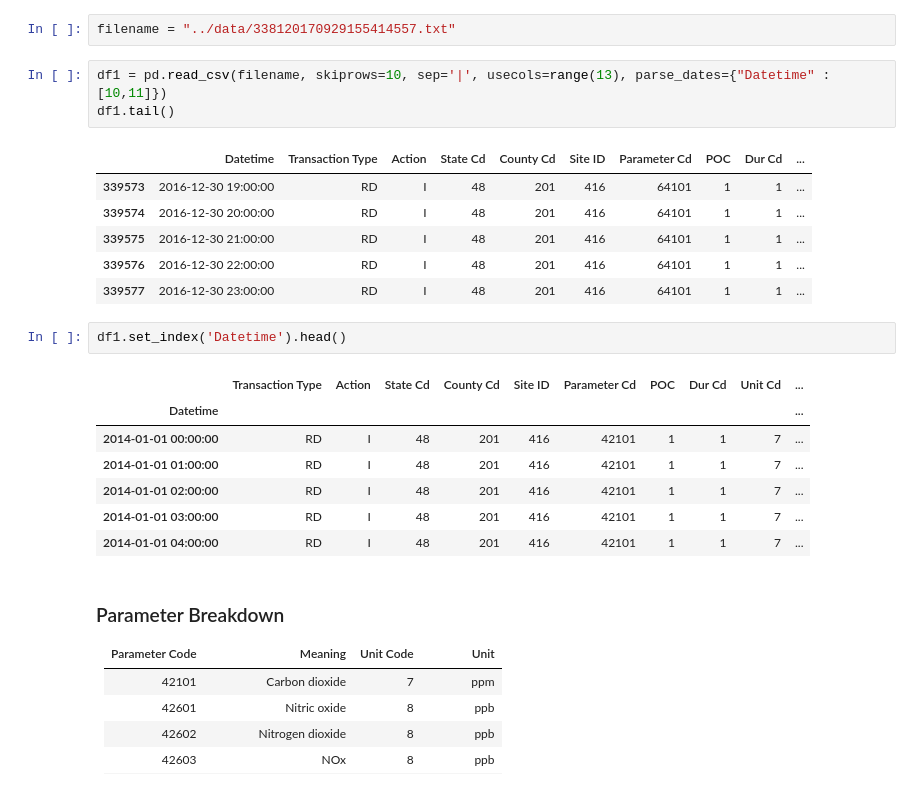
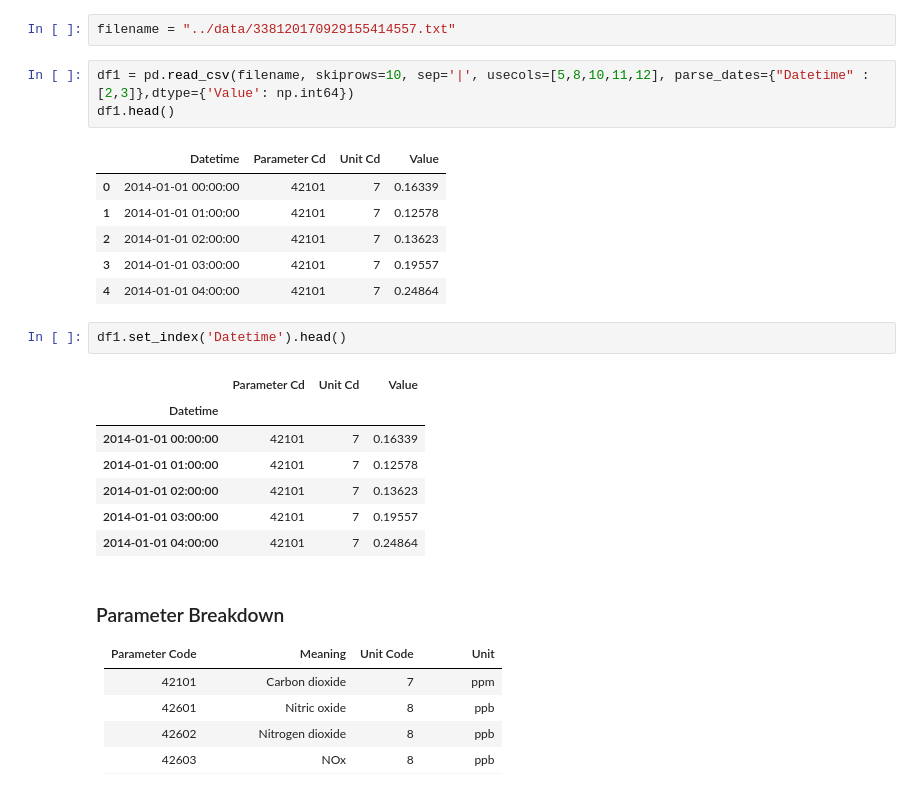
Before and after one commit to phuston/aq_houston, a Jupyter notebook: data_exploration/data_exploration.ipynb, the cells around one changed output. Drawn from its saved outputs; the diff is of its cells as text.

```diff
--- a/data_exploration/data_exploration.ipynb
+++ b/data_exploration/data_exploration.ipynb
@@ -27,25 +30,25 @@ sns.set_style("darkgrid")
 # %%
 filename = "../data/338120170929155414557.txt"
 # %%
-df1 = pd.read_csv(filename, skiprows=10, sep='|', usecols=range(13), parse_dates={"Datetime" : [10,11]})
-df1.tail()
+df1 = pd.read_csv(filename, skiprows=10, sep='|', usecols=[5,8,10,11,12], parse_dates={"Datetime" : [2,3]},dtype={'Value': np.int64})
+df1.head()
 # %% [output]
-|  | Datetime | Transaction Type | Action | State Cd | County Cd | Site ID | Parameter Cd | POC | Dur Cd | ... |
-| 339573 | 2016-12-30 19:00:00 | RD | I | 48 | 201 | 416 | 64101 | 1 | 1 | ... |
-| 339574 | 2016-12-30 20:00:00 | RD | I | 48 | 201 | 416 | 64101 | 1 | 1 | ... |
-| 339575 | 2016-12-30 21:00:00 | RD | I | 48 | 201 | 416 | 64101 | 1 | 1 | ... |
-| 339576 | 2016-12-30 22:00:00 | RD | I | 48 | 201 | 416 | 64101 | 1 | 1 | ... |
-| 339577 | 2016-12-30 23:00:00 | RD | I | 48 | 201 | 416 | 64101 | 1 | 1 | ... |
+|  | Datetime | Parameter Cd | Unit Cd | Value |
+| 0 | 2014-01-01 00:00:00 | 42101 | 7 | 0.16339 |
+| 1 | 2014-01-01 01:00:00 | 42101 | 7 | 0.12578 |
+| 2 | 2014-01-01 02:00:00 | 42101 | 7 | 0.13623 |
+| 3 | 2014-01-01 03:00:00 | 42101 | 7 | 0.19557 |
+| 4 | 2014-01-01 04:00:00 | 42101 | 7 | 0.24864 |
 # %%
 df1.set_index('Datetime').head()
 # %% [output]
-|  | Transaction Type | Action | State Cd | County Cd | Site ID | Parameter Cd | POC | Dur Cd | Unit Cd | ... |
-| Datetime |  |  |  |  |  |  |  |  |  | ... |
-| 2014-01-01 00:00:00 | RD | I | 48 | 201 | 416 | 42101 | 1 | 1 | 7 | ... |
-| 2014-01-01 01:00:00 | RD | I | 48 | 201 | 416 | 42101 | 1 | 1 | 7 | ... |
-| 2014-01-01 02:00:00 | RD | I | 48 | 201 | 416 | 42101 | 1 | 1 | 7 | ... |
-| 2014-01-01 03:00:00 | RD | I | 48 | 201 | 416 | 42101 | 1 | 1 | 7 | ... |
-| 2014-01-01 04:00:00 | RD | I | 48 | 201 | 416 | 42101 | 1 | 1 | 7 | ... |
+|  | Parameter Cd | Unit Cd | Value |
+| Datetime |  |  |  |
+| 2014-01-01 00:00:00 | 42101 | 7 | 0.16339 |
+| 2014-01-01 01:00:00 | 42101 | 7 | 0.12578 |
+| 2014-01-01 02:00:00 | 42101 | 7 | 0.13623 |
+| 2014-01-01 03:00:00 | 42101 | 7 | 0.19557 |
+| 2014-01-01 04:00:00 | 42101 | 7 | 0.24864 |
 # %% [markdown]
 ### Parameter Breakdown
 
```
Also changed, not shown: parts of 20 cells of this notebook, 1 other file.
